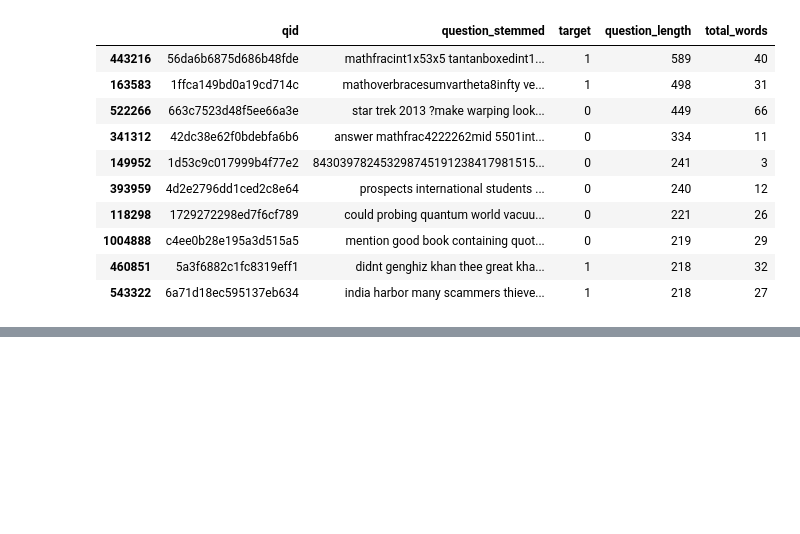
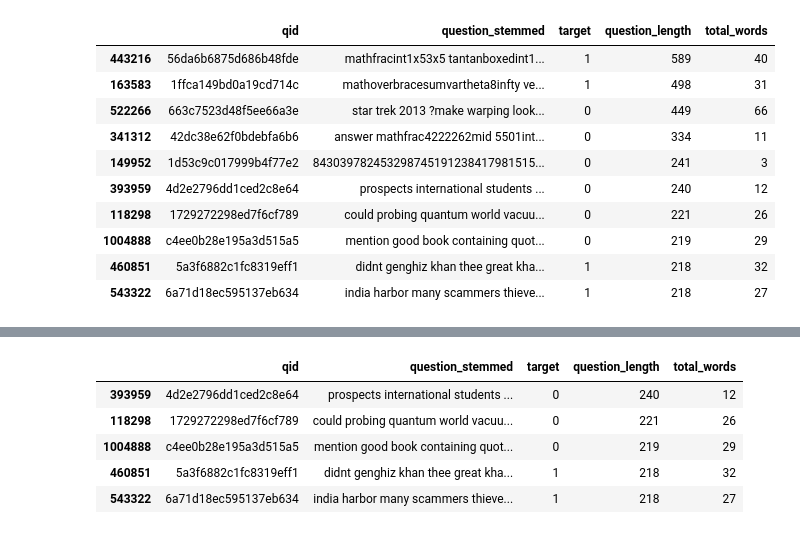
Before and after one commit to shalin4788/Springboard-Do-not-refer-, a Jupyter notebook: Capstone Two/Quora Insincere Capstone Data Wrangling.ipynb, the cells around one changed output, grey strips where cells are left out. Cells and saved outputs as stored; diff of their text form; code cells hidden in the pictures; blank space fills up the shorter version.

```diff
--- a/Capstone Two/Quora Insincere Capstone Data Wrangling.ipynb
+++ b/Capstone Two/Quora Insincere Capstone Data Wrangling.ipynb
@@ -407,0 +444,11 @@ quora_df.head(10)
+# %%
+quora_df = quora_df[~quora_df['question_stemmed'].str.contains(r'(?<!\S)(?!http|\S*www\.)\S{15}')]
+# %%
+quora_df.head(5)
+# %% [output]
+|  | qid | question_stemmed | target | question_length | total_words |
+| 393959 | 4d2e2796dd1ced2c8e64 | prospects international students ... | 0 | 240 | 12 |
+| 118298 | 1729272298ed7f6cf789 | could probing quantum world vacuu... | 0 | 221 | 26 |
+| 1004888 | c4ee0b28e195a3d515a5 | mention good book containing quot... | 0 | 219 | 29 |
+| 460851 | 5a3f6882c1fc8319eff1 | didnt genghiz khan thee great kha... | 1 | 218 | 32 |
+| 543322 | 6a71d18ec595137eb634 | india harbor many scammers thieve... | 1 | 218 | 27 |
```
Also changed, not shown: parts of 15 cells of this notebook.
